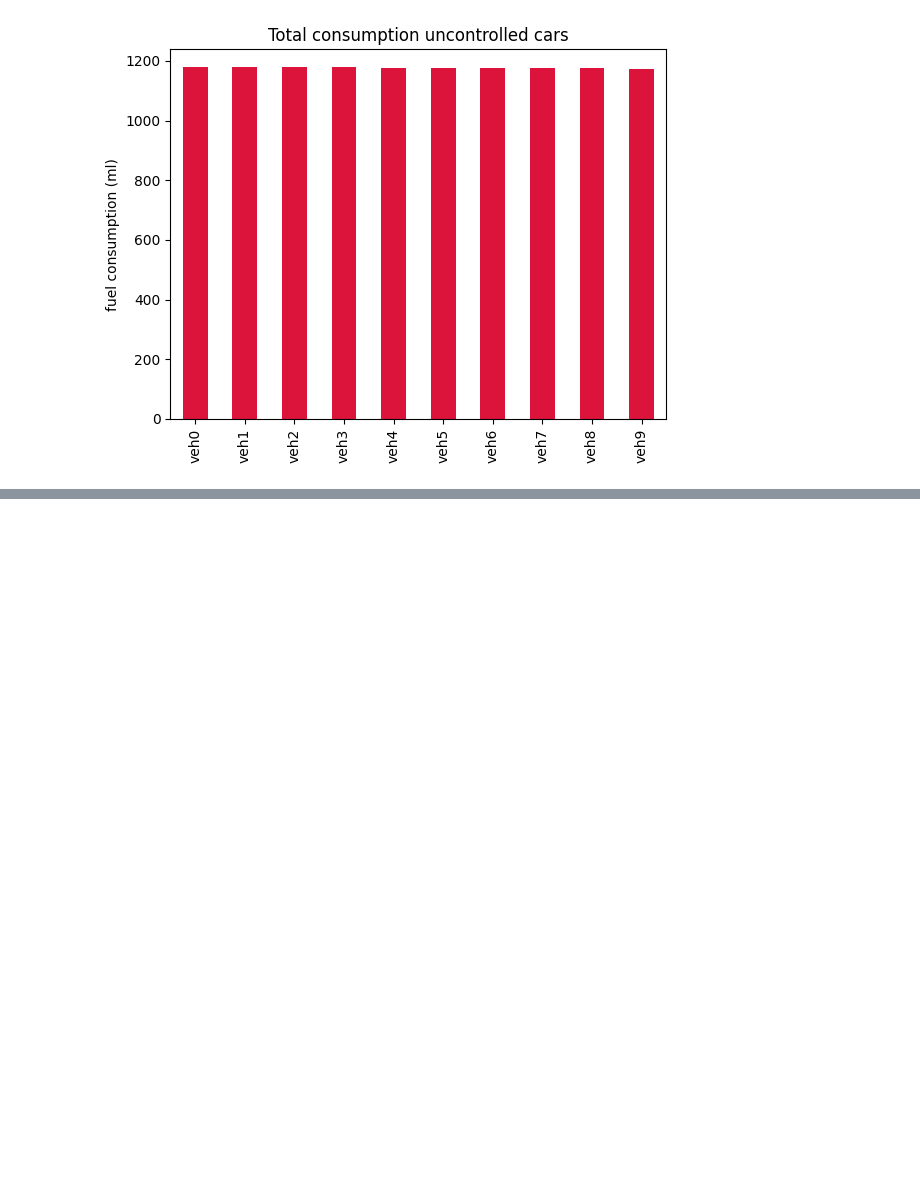
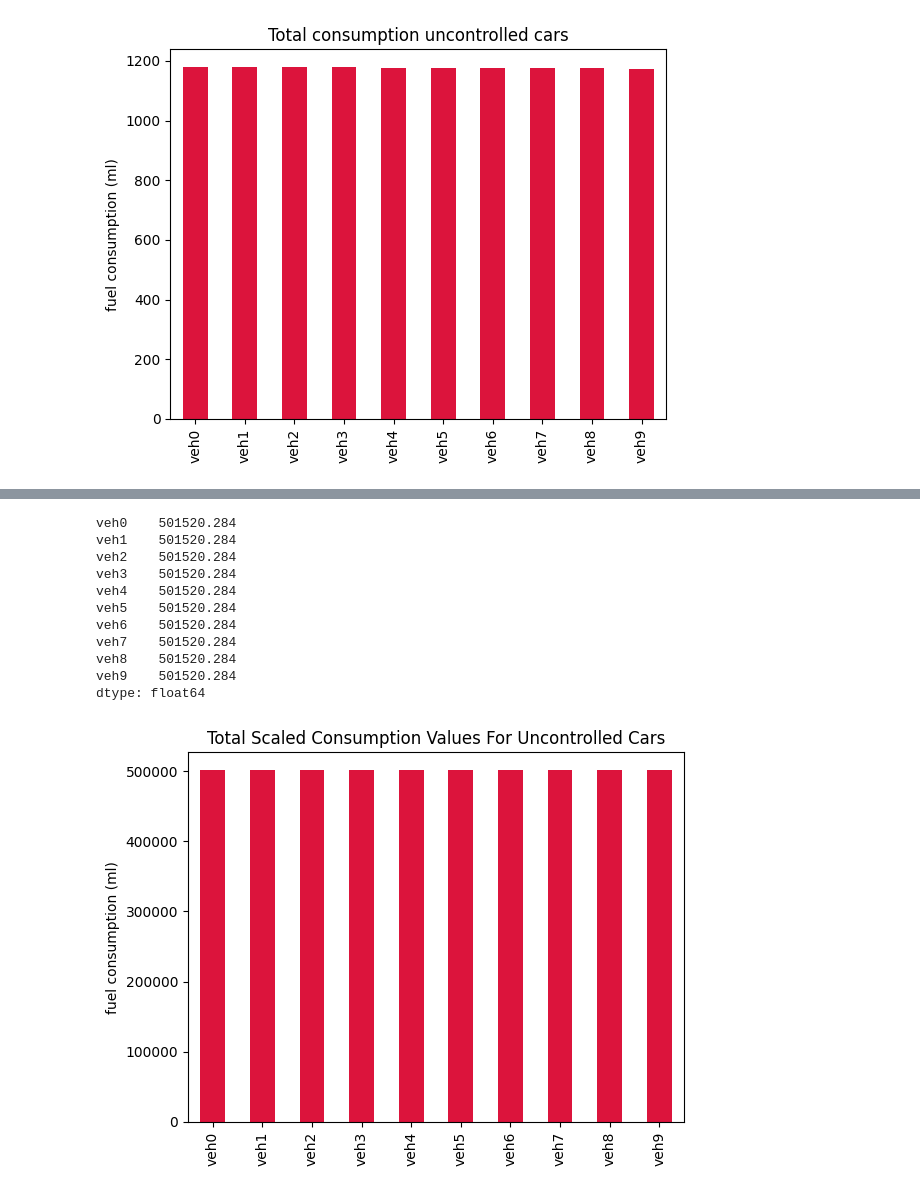
Before and after one commit to ValentBarnabas/PlatooningSolutionsForSelfDrivingVehicles, a Jupyter notebook: FuelConstumptionCalculator.ipynb, the cells around one changed output, grey strips where cells are left out. Drawn from its saved outputs; the diff is of its cells as text; code cells hidden in the pictures; blank space fills up the shorter version.

```diff
--- a/FuelConstumptionCalculator.ipynb
+++ b/FuelConstumptionCalculator.ipynb
@@ -153,0 +241,20 @@ Text(0.5, 1.0, 'Total consumption uncontrolled cars')
+# %%
+readCalculateAndPrintFuelConsumption(
+    "emissionBaseValues_Uncontrolled.xml",
+    "emissionScalingValues_Uncontrolled.xml",
+    "Total Scaled Consumption Values For Uncontrolled Cars",
+    5
+)
+# %% [output]
+veh0    501520.284
+veh1    501520.284
+veh2    501520.284
+veh3    501520.284
+veh4    501520.284
+veh5    501520.284
+veh6    501520.284
+veh7    501520.284
+veh8    501520.284
+veh9    501520.284
+dtype: float64
+[figure, added]
```
Also changed, not shown: parts of 8 cells of this notebook, 30 other files.
